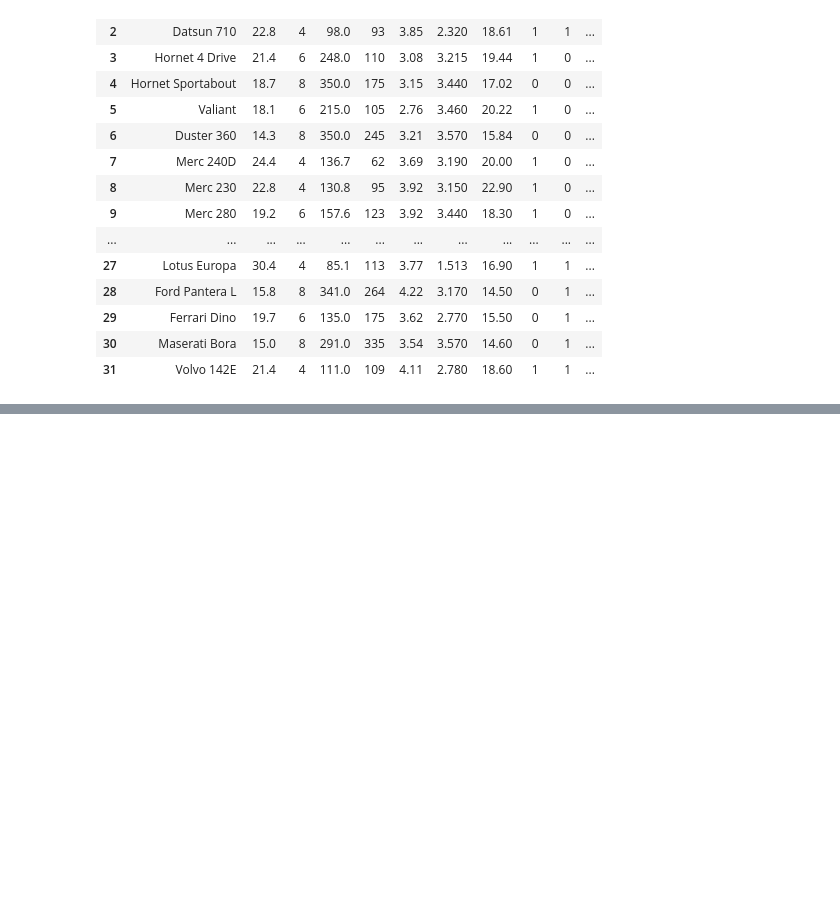
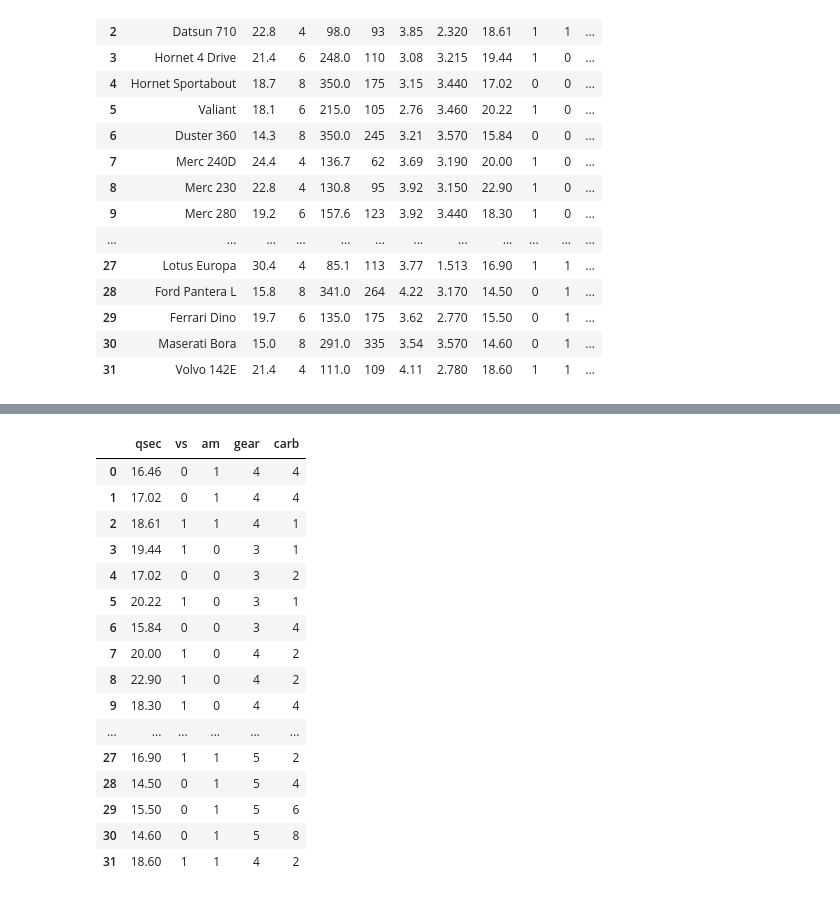
Before and after one commit to CodeWithAkash/python-class-notes, a Jupyter notebook: LIBRARIES.ipynb, the cells around one changed output, grey strips where cells are left out. Cells and saved outputs as stored; diff of their text form; code cells hidden in the pictures; blank space fills up the shorter version.

Commit message:
iloc

```diff
--- a/LIBRARIES.ipynb
+++ b/LIBRARIES.ipynb
@@ -490,0 +602,22 @@ del d3['car type
+# %%
+#all rows and 5 columns
+
+d3.iloc[:,-5:]
+# %% [output]
+|  | qsec | vs | am | gear | carb |
+| 0 | 16.46 | 0 | 1 | 4 | 4 |
+| 1 | 17.02 | 0 | 1 | 4 | 4 |
+| 2 | 18.61 | 1 | 1 | 4 | 1 |
+| 3 | 19.44 | 1 | 0 | 3 | 1 |
+| 4 | 17.02 | 0 | 0 | 3 | 2 |
+| 5 | 20.22 | 1 | 0 | 3 | 1 |
+| 6 | 15.84 | 0 | 0 | 3 | 4 |
+| 7 | 20.00 | 1 | 0 | 4 | 2 |
+| 8 | 22.90 | 1 | 0 | 4 | 2 |
+| 9 | 18.30 | 1 | 0 | 4 | 4 |
+| ... | ... | ... | ... | ... | ... |
+| 27 | 16.90 | 1 | 1 | 5 | 2 |
+| 28 | 14.50 | 0 | 1 | 5 | 4 |
+| 29 | 15.50 | 0 | 1 | 5 | 6 |
+| 30 | 14.60 | 0 | 1 | 5 | 8 |
+| 31 | 18.60 | 1 | 1 | 4 | 2 |
```
Also changed, not shown: parts of 14 cells of this notebook.
